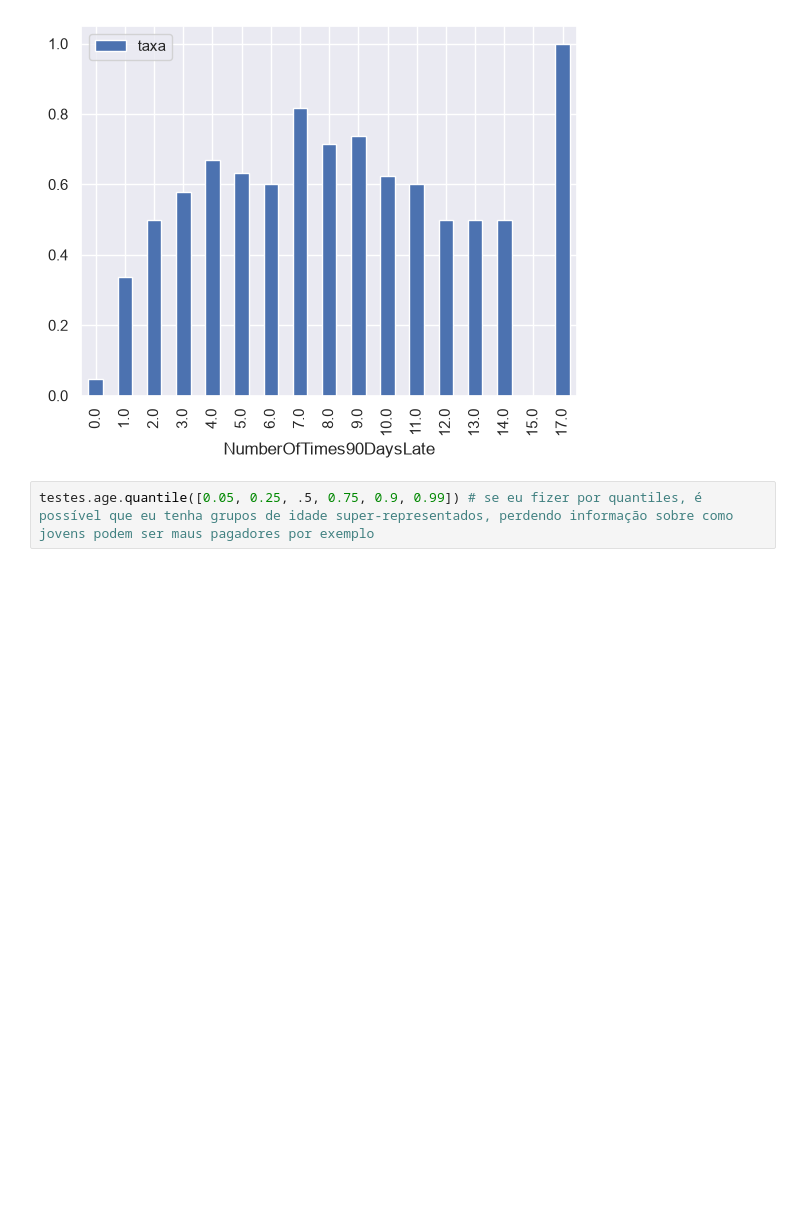
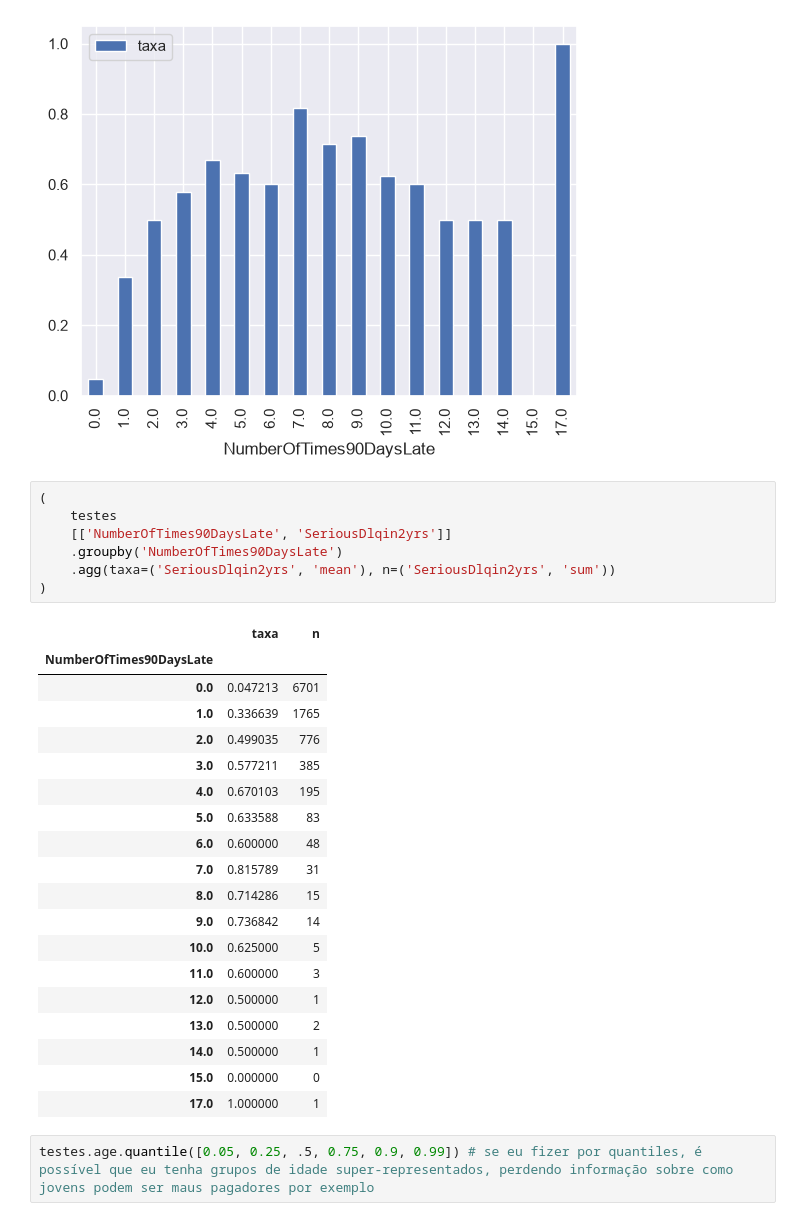
Before and after one commit to LeoDiasTrindade/good-and-bad-payers, a Jupyter notebook: notebooks/01_eda.ipynb, the cells around one changed output. Saved outputs shown, nothing was run; the diff lists cells and outputs as text; blank space fills up the shorter version.

```diff
--- a/notebooks/01_eda.ipynb
+++ b/notebooks/01_eda.ipynb
@@ -510,6 +532,33 @@ resultado
 # %% [output]
 <Axes: xlabel='NumberOfTimes90DaysLate'>
 [figure]
+# %%
+(
+    testes
+    [['NumberOfTimes90DaysLate', 'SeriousDlqin2yrs']]
+    .groupby('NumberOfTimes90DaysLate')
+    .agg(taxa=('SeriousDlqin2yrs', 'mean'), n=('SeriousDlqin2yrs', 'sum'))
+)
+# %% [output]
+|  | taxa | n |
+| NumberOfTimes90DaysLate |  |  |
+| 0.0 | 0.047213 | 6701 |
+| 1.0 | 0.336639 | 1765 |
+| 2.0 | 0.499035 | 776 |
+| 3.0 | 0.577211 | 385 |
+| 4.0 | 0.670103 | 195 |
+| 5.0 | 0.633588 | 83 |
+| 6.0 | 0.600000 | 48 |
+| 7.0 | 0.815789 | 31 |
+| 8.0 | 0.714286 | 15 |
+| 9.0 | 0.736842 | 14 |
+| 10.0 | 0.625000 | 5 |
+| 11.0 | 0.600000 | 3 |
+| 12.0 | 0.500000 | 1 |
+| 13.0 | 0.500000 | 2 |
+| 14.0 | 0.500000 | 1 |
+| 15.0 | 0.000000 | 0 |
+| 17.0 | 1.000000 | 1 |
 # %%
 testes.age.quantile([0.05, 0.25, .5, 0.75, 0.9, 0.99]) # se eu fizer por quantiles, é possível que eu tenha grupos de idade super-representados, perdendo informação sobre como jovens podem ser maus pagadores por exemplo
 # %% [output]
```
Also changed, not shown: parts of 13 cells of this notebook.
